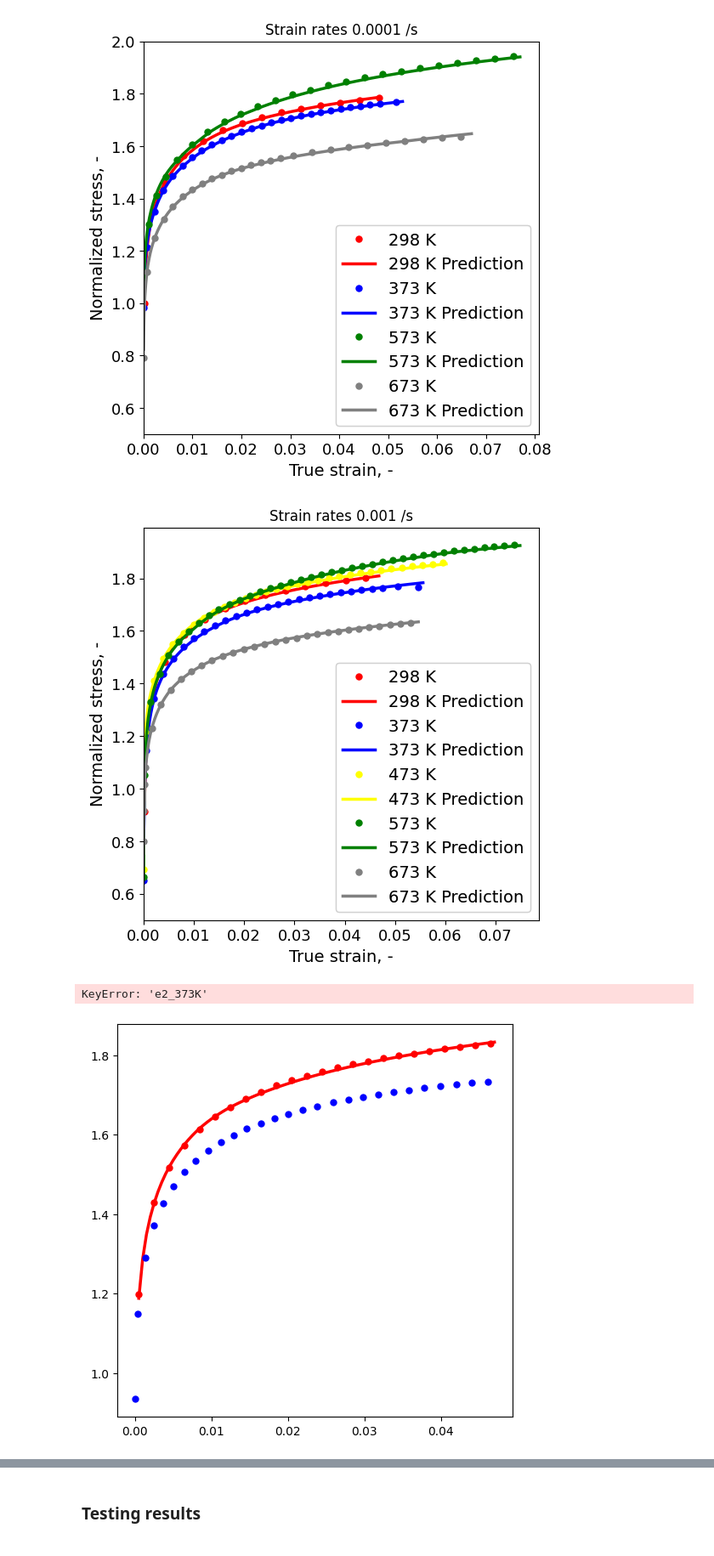
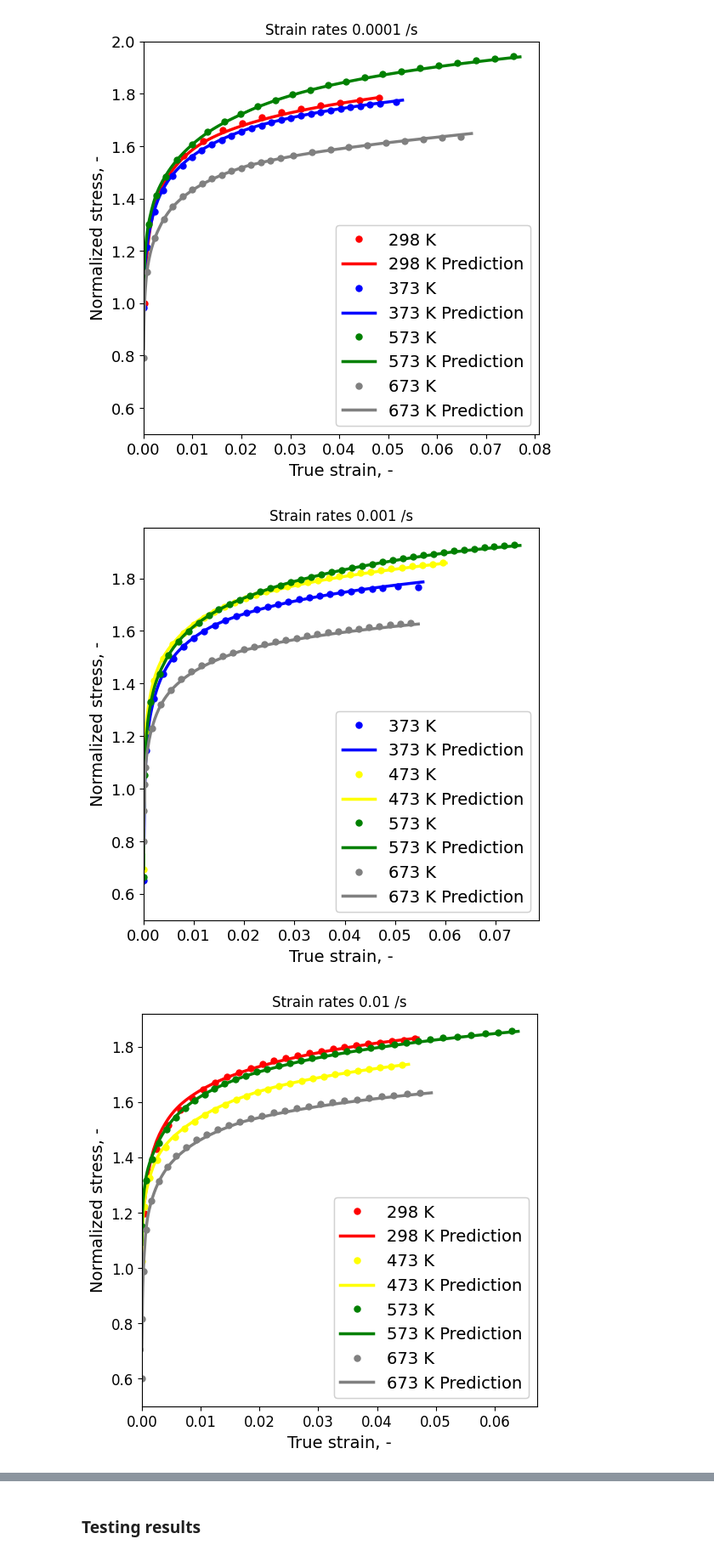
Before and after one commit to meiannnnn/coe-final-project, a Jupyter notebook: machine learning/lstm_final_18.ipynb, the cells around one changed output, grey strips where cells are left out. Shown at 85% size. Saved outputs shown, nothing was run; the diff lists cells and outputs as text; code cells hidden in the pictures.

```diff
--- a/machine learning/lstm_final_18.ipynb
+++ b/machine learning/lstm_final_18.ipynb
@@ -299,13 +299,12 @@ test_set_name = ['e4_473K', 'e4_573K', 'e4_673K',
                  'e1', 'e1_473K', 'e1_673K']
 '''
 train_set_name = ['e4', 'e4_373K', 'e4_573K', 'e4_673K',
-                  # 'QSRT', '673K',
                   'e3', 'e3_373K', 'e3_473K', 'e3_573K', 'e3_673K',
                   'e2', 'e2_473K','e2_573K', 'e2_673K',
                   'e1', 'e1_373K', 'e1_473K', 'e1_573K', 'e1_673K']
-test_set_name = [ 'e4_473K',
-
-                'e2_373K']
+test_set_name = ['e4_473K',
+                 'e2_373K'
+                 ]
 
 train_set = []
 test_set = []
@@ -466,7 +465,7 @@ param_dist = {
 
 X_train_lstm = np.reshape(X_train, (X_train.shape[0], 1, X_train.shape[1]))
 if runLSTM:
-    slstm = KerasRegressor(model=sLSTMmodel, input_shape=X_train_lstm.shape[1:], epochs=75, batch_size=64, verbose=0)
+    slstm = KerasRegressor(model=sLSTMmodel, input_shape=X_train_lstm.shape[1:], epochs=50, batch_size=32, verbose=0)
     random_search_slstm = RandomizedSearchCV(estimator=slstm, param_distributions=param_dist, scoring='r2')
     start = time.time()
     random_search_slstm.fit(X_train_lstm, y_train)
@@ -486,7 +485,7 @@ if runLSTM:
     best_slstm = random_search_slstm.best_estimator_
 else:
     best_slstm_param =  {'nNeurons_3': 370, 'nNeurons_2': 370, 'nNeurons_1': 150}
-    best_slstm = KerasRegressor(model=sLSTMmodel, input_shape=X_train_lstm.shape[1:], epochs=75, batch_size=64,  verbose=0)
+    best_slstm = KerasRegressor(model=sLSTMmodel, input_shape=X_train_lstm.shape[1:], epochs=50, batch_size=32,  verbose=0)
 start = time.time()
 best_slstm.fit(X_train_lstm, y_train)
 elapsed_slstm_test = (time.time() - start)
@@ -562,8 +561,8 @@ plt.savefig('FC_Train_0.0001.png')
 # %%
 plt.figure(figsize=(6,6))
 
-plt.plot(flows['e3']['Strain'][::20], flows['e3']['Stress'][::20] / reference, '.', label='298 K', color='red', alpha=1.0, markersize=10)
-plt.plot(flows['e3']['Strain'], slstm_train_pred_stress['e3'][:,] / reference, label='298 K Prediction', color='red', alpha=1.0, linewidth=2.5)
+#plt.plot(flows['e3']['Strain'][::20], flows['e3']['Stress'][::20] / reference, '.', label='298 K', color='red', alpha=1.0, markersize=10)
+#plt.plot(flows['e3']['Strain'], slstm_train_pred_stress['e3'][:,] / reference, label='298 K Prediction', color='red', alpha=1.0, linewidth=2.5)
 
 plt.plot(flows['e3_373K']['Strain'][::20], flows['e3_373K']['Stress'][::20] / reference, '.', label='373 K', color='blue', alpha=1.0, markersize=10)
 plt.plot(flows['e3_373K']['Strain'], slstm_train_pred_stress['e3_373K'][:,] / reference, label='373 K Prediction', color='blue', alpha=1.0, linewidth=2.5)
@@ -588,38 +587,37 @@ plt.ylim(ymin = 0.5)
 plt.title('Strain rates 0.001 /s')
 plt.savefig('FC_Train_0.001.png')
 # %% [output]
-[figure, old version]
+[figure, new version]
 # %%
 plt.figure(figsize=(6,6))
 
 plt.plot(flows['e2']['Strain'][::4], flows['e2']['Stress'][::4] / reference, '.', label='298 K', color='red', alpha=1.0, markersize=10)
 plt.plot(flows['e2']['Strain'], slstm_train_pred_stress['e2'][:,] / reference, label='298 K Prediction', color='red', alpha=1.0, linewidth=2.5)
 
-plt.plot(flows['e2_373K']['Strain'][::20], flows['e2_373K']['Stress'][::20] / reference, '.', label='373 K', color='blue', alpha=1.0, markersize=10)
-plt.plot(flows['e2_373K']['Strain'], slstm_train_pred_stress['e2_373K'][:,] / reference, label='373 K Prediction', color='blue', alpha=1.0, linewidth=2.5)
+#plt.plot(flows['e2_373K']['Strain'][::20], flows['e2_373K']['Stress'][::20] / reference, '.', label='373 K', color='blue', alpha=1.0, markersize=10)
+#plt.plot(flows['e2_373K']['Strain'], slstm_train_pred_stress['e2_373K'][:,] / reference, label='373 K Prediction', color='blue', alpha=1.0, linewidth=2.5)
 
 plt.plot(flows['e2_473K']['Strain'][::20], flows['e2_473K']['Stress'][::20] / reference, '.', label='473 K', color='yellow', alpha=1.0, markersize=10)
 plt.plot(flows['e2_473K']['Strain'], slstm_train_pred_stress['e2_473K'][:,] / reference, label='473 K Prediction', color='yellow', alpha=1.0, linewidth=2.5)
 
 plt.plot(flows['e2_573K']['Strain'][::20], flows['e2_573K']['Stress'][::20] / reference, '.', label='573 K', color='green', alpha=1.0, markersize=10)
 plt.plot(flows['e2_573K']['Strain'], slstm_train_pred_stress['e2_573K'][:,] / reference, label='573 K Prediction', color='green', alpha=1.0, linewidth=2.5)
 
 plt.plot(flows['e2_673K']['Strain'][::20], flows['e2_673K']['Stress'][::20] / reference, '.', label='673 K', color='gray', alpha=1.0, markersize=10)
 plt.plot(flows['e2_673K']['Strain'], slstm_train_pred_stress['e2_673K'][:,] / reference, label='673 K Prediction', color='gray', alpha=1.0, linewidth=2.5)
 
 plt.gca().add_artist(plt.legend(loc=4,fontsize='14'))
 plt.xlabel('True strain, -', fontsize='14')    #Name x label
 plt.ylabel('Normalized stress, -', fontsize='14')    #Name y label
 
 plt.xticks(fontsize='12')
 plt.yticks(fontsize='12')
 plt.xlim(xmin = 0)
 plt.ylim(ymin = 0.5)
 plt.title('Strain rates 0.01 /s')
 plt.savefig('FC_Train_0.01.png')
 # %% [output]
-KeyError: 'e2_373K'
-[figure, old version]
+[figure, new version]
 # %%
 plt.figure(figsize=(6,6))
 
```
Also changed, not shown: parts of 8 cells of this notebook.
